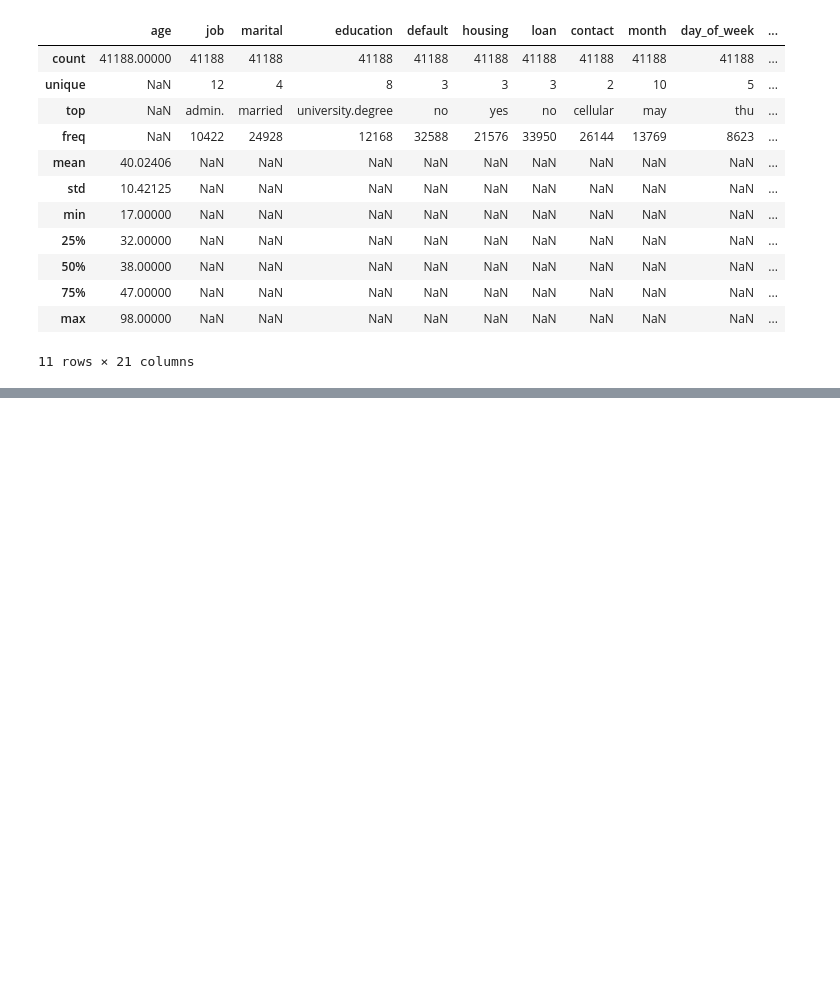
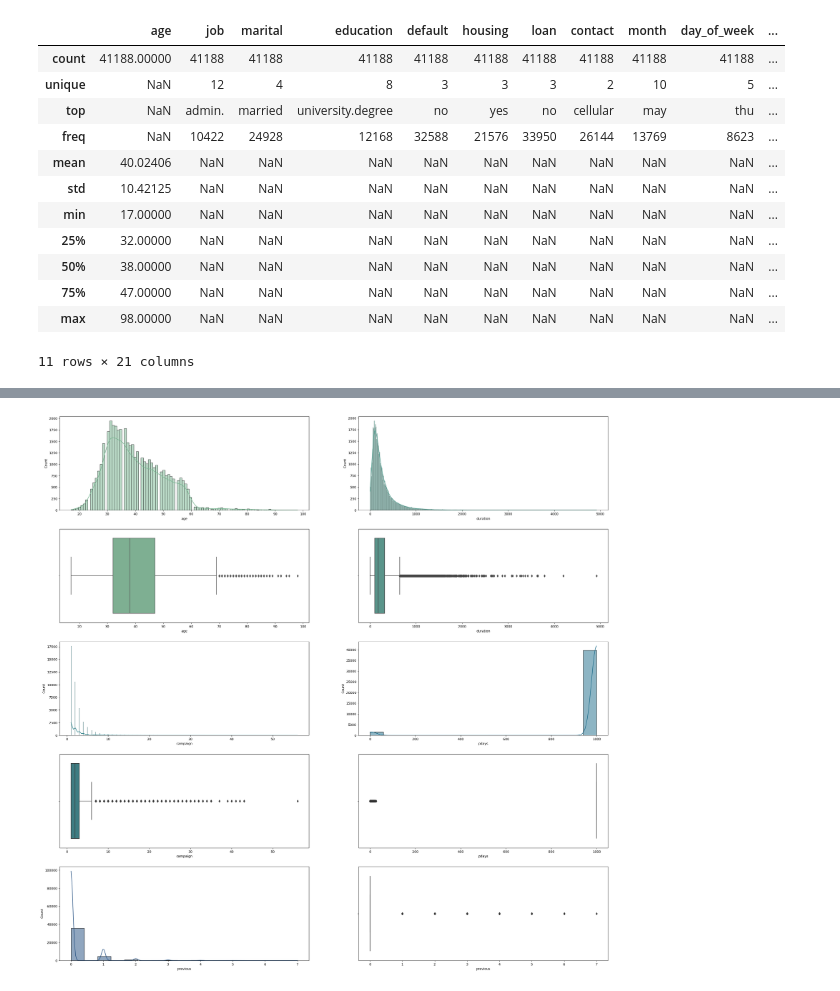
Before and after one commit to fevc08/logistic_regresion_ML, a Jupyter notebook: src/explore.ipynb, the cells around one changed output, grey strips where cells are left out. Saved outputs shown, nothing was run; the diff lists cells and outputs as text; code cells hidden in the pictures; blank space fills up the shorter version.

```diff
--- a/src/explore.ipynb
+++ b/src/explore.ipynb
@@ -126,0 +167,32 @@ bank_marketing_campaign_df.describe(include='all')
+# %%
+# Visualize the numerical variables with a histogram and boxplot
+fig, ax = plt.subplots(5, 2, figsize=(30, 30))
+
+# set the colors
+palette = sns.color_palette("crest", 5)
+
+# Histogram of the age column
+sns.histplot(ax = ax[0,0], data = bank_marketing_campaign_df, x = 'age', kde=True, color = palette[0])
+# Boxplot of the age column
+sns.boxplot(ax = ax[1,0], data = bank_marketing_campaign_df, x = 'age', color = palette[0])
+# Histogram of the duration column
+sns.histplot(ax = ax[0,1], data = bank_marketing_campaign_df, x = 'duration', kde=True, color = palette[1])
+# Boxplot of the duration column
+sns.boxplot(ax = ax[1,1], data = bank_marketing_campaign_df, x = 'duration', color = palette[1])
+# Histogram of the campaign column
+sns.histplot(ax = ax[2,0], data = bank_marketing_campaign_df, x = 'campaign', kde=True, color = palette[2])
+# Boxplot of the campaign column
+sns.boxplot(ax = ax[3,0], data = bank_marketing_campaign_df, x = 'campaign', color = palette[2])
+# Histogram of the pdays column
+sns.histplot(ax = ax[2,1], data = bank_marketing_campaign_df, x = 'pdays', kde=True, color = palette[3])
+# Boxplot of the pdays column
+sns.boxplot(ax = ax[3,1], data = bank_marketing_campaign_df, x = 'pdays', color = palette[3])
+# Histogram of the previous column
+sns.histplot(ax = ax[4,0], data = bank_marketing_campaign_df, x = 'previous', kde=True, color = palette[4])
+# Boxplot of the previous column
+sns.boxplot(ax = ax[4,1], data = bank_marketing_campaign_df, x = 'previous', color = palette[4])
+
+# Display the plot
+plt.show()
+# %% [output]
+[figure, added]
```
Also changed, not shown: parts of 1 cell of this notebook.
